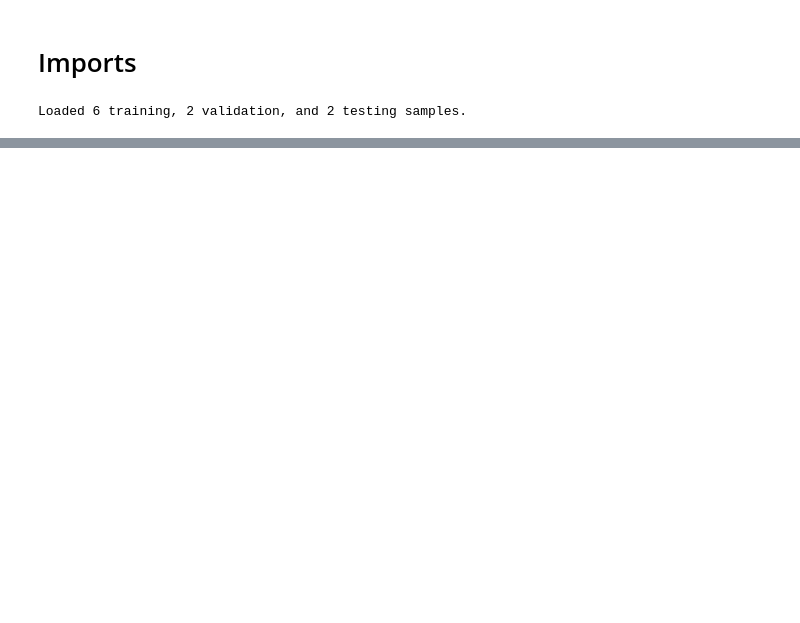
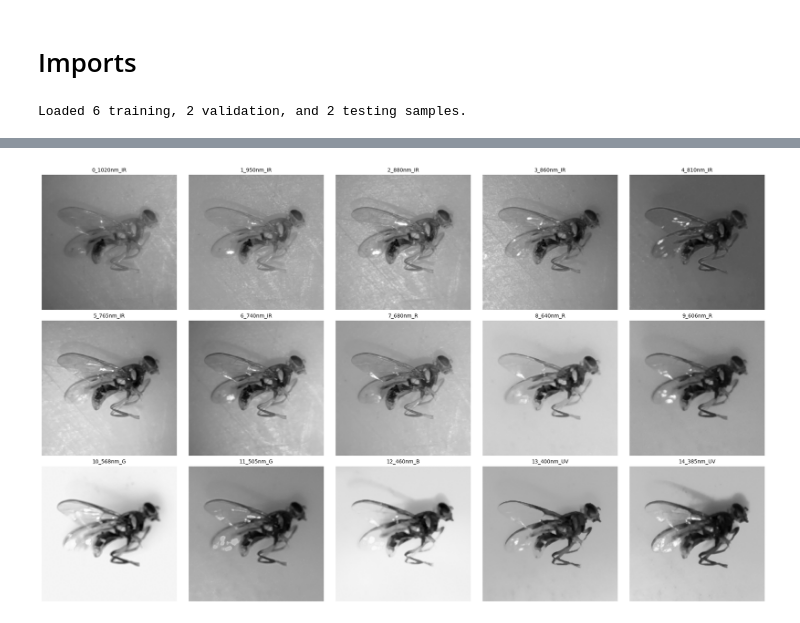
Before and after one commit to H-unter/Multispectral-Fly-ML, a Jupyter notebook: main_test.ipynb, the cells around one changed output, grey strips where cells are left out. Drawn from its saved outputs; the diff is of its cells as text; code cells hidden in the pictures; blank space fills up the shorter version.

```diff
--- a/main_test.ipynb
+++ b/main_test.ipynb
@@ -113,3 +140,35 @@ static_cube_grid(train_df.iloc[0]['filepath'])
+# %%
+def static_cube_grid(filepath, collapse_method=None):
+    with np.load(filepath, allow_pickle=True) as data:
+        img_cube = data['data']
+        bands = data['bands']
+
+    fig, axes = plt.subplots(3, 5, figsize=(20, 12))
+    axes = axes.flatten()
+
+    for i in range(15):
+        band_slice = img_cube[:, :, :, i]
+        band_name = bands[i]
+
+        if collapse_method is None:
+            # Leave as raw RGB (BGR to RGB fix applied)
+            display_img = band_slice[..., ::-1]
+            cmap = None
+        else:
+            # Pass BOTH the image array and the band name to the custom function
+            display_img = collapse_method(band_slice, band_name)
+            cmap = 'gray'
+
+        axes[i].imshow(display_img, cmap=cmap)
+        axes[i].set_title(band_name, fontsize=10)
+        axes[i].axis('off')
+
+    plt.tight_layout()
+    plt.show()
+
+static_cube_grid(train_df.iloc[0]['filepath'], collapse_method=None)
+# %% [output]
+[figure, added]
 # %%
 # 2. Build the multispectral tf.data pipeline
 def create_multispectral_tf_dataset(df, num_spectral_bands=15, batch_size=32, img_size=(224, 224), is_training=False):
```
Also changed, not shown: parts of 2 cells of this notebook, 1 other file.
